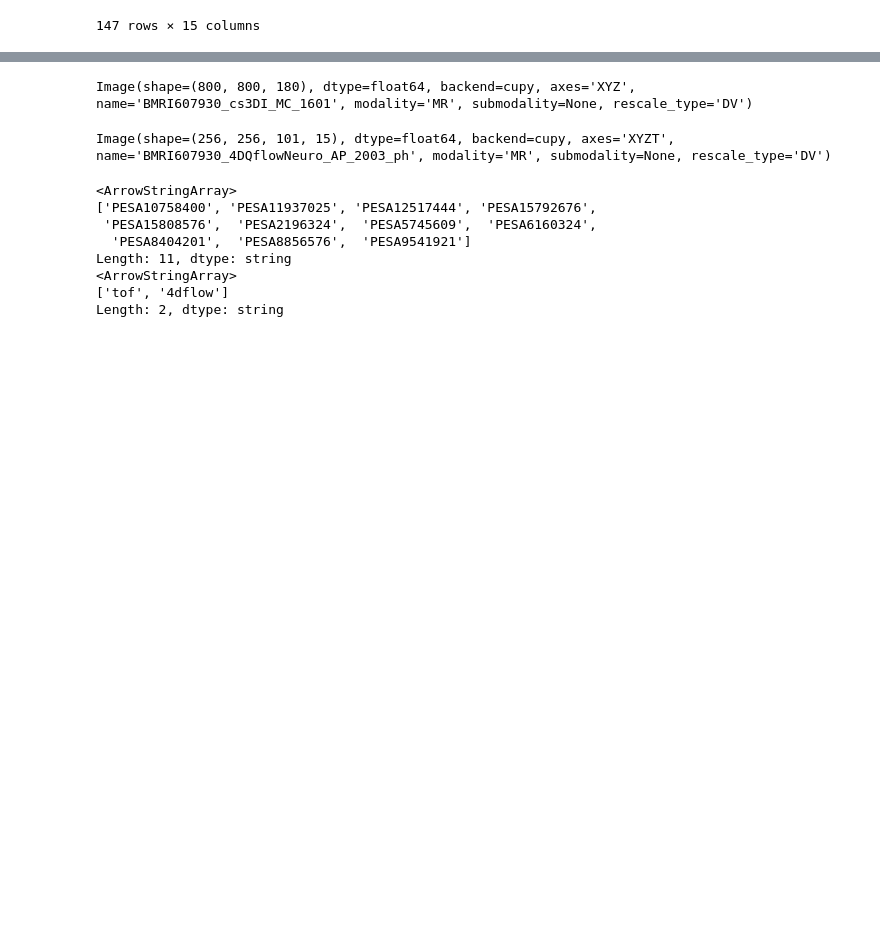
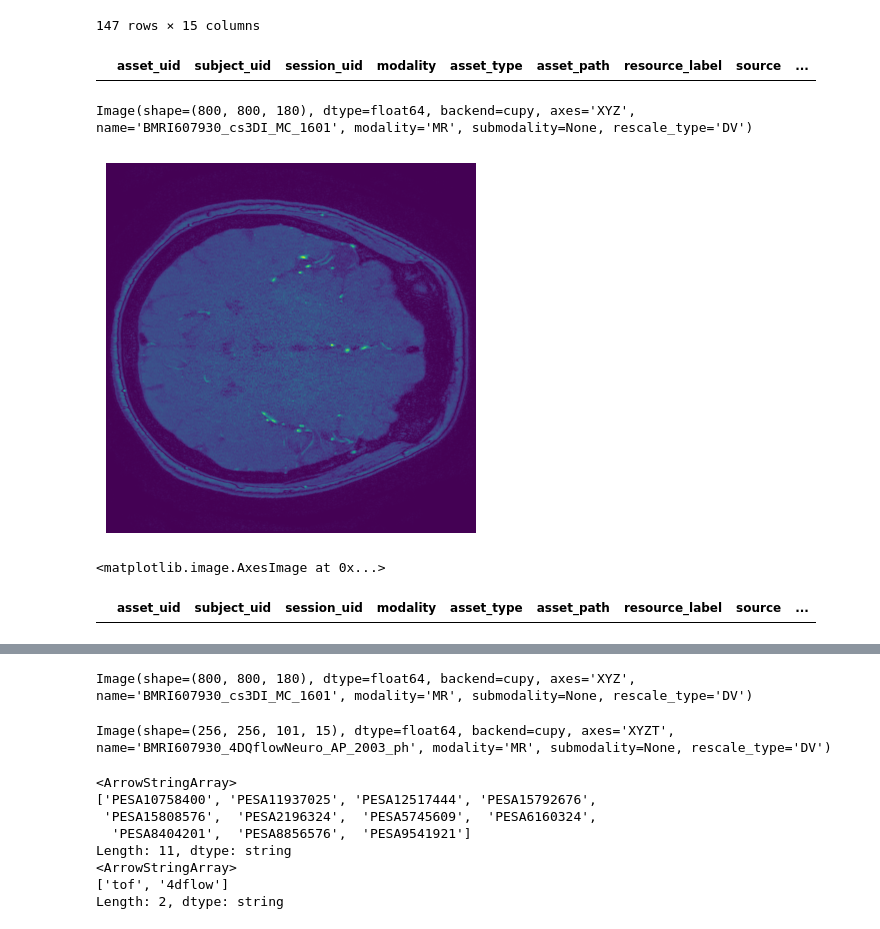
Before and after one commit to CNIC-Neuroimaging/Nvitk, a Jupyter notebook: notebooks/prototypes/database.ipynb, the cells around one changed output, grey strips where cells are left out. Saved outputs shown, nothing was run; the diff lists cells and outputs as text; code cells hidden in the pictures; blank space fills up the shorter version.

Commit message:
database 0.1.4 | Image registry

```diff
--- a/notebooks/prototypes/database.ipynb
+++ b/notebooks/prototypes/database.ipynb
@@ -549,3 +632,31 @@ upsert_dicom_assets(
 | 145 | local:PESA9541921:4dflow:PESA9541... | PESA9541921 | <NA> | 4dflow | nifti | /data_local/LabVF/PESA-Brain/DATA... | 4DFlow | local_nifti | ... |
 | 146 | local:PESA9541921:4dflow:PESA9541... | PESA9541921 | <NA> | 4dflow | nifti | /data_local/LabVF/PESA-Brain/DATA... | 4DFlow | local_nifti | ... |
 147 rows × 15 columns
+# %%
+repo.assets(subject_uid='PESA10758400')
+# %% [output]
+|  | asset_uid | subject_uid | session_uid | modality | asset_type | asset_path | resource_label | source | ... |
+# %%
+res = repo.assets(
+    modality='tof',
+    asset_type='nifti',
+    subject_uid='PESA10758400',
+    get_image=True
+)
+res
+# %% [output]
+Image(shape=(800, 800, 180), dtype=float64, backend=cupy, axes='XYZ', name='BMRI607930_cs3DI_MC_1601', modality='MR', submodality=None, rescale_type='DV')
+# %%
+nv.imshow(res, axis=2)
+# %% [output]
+[figure, added]
+<matplotlib.image.AxesImage at 0x...>
+# %%
+repo.assets(
+    modality='4dflow',
+    asset_type='dicom',
+    subject_uid='PESA10407076',
+    # asset_slot='complex_difference_4d',
+)
+# %% [output]
+|  | asset_uid | subject_uid | session_uid | modality | asset_type | asset_path | resource_label | source | ... |
```
Also changed, not shown: parts of 13 cells of this notebook, 5 other files.
